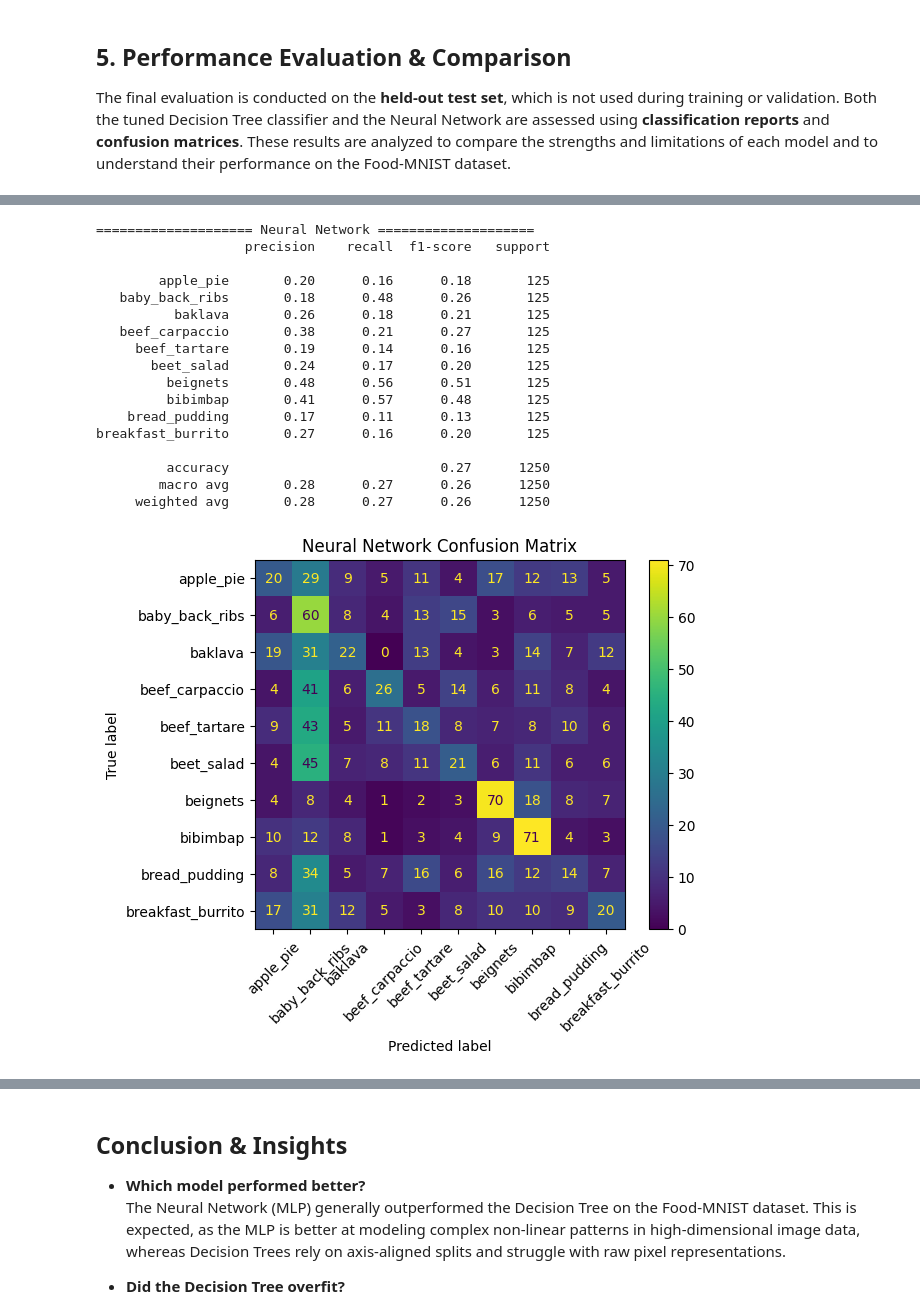
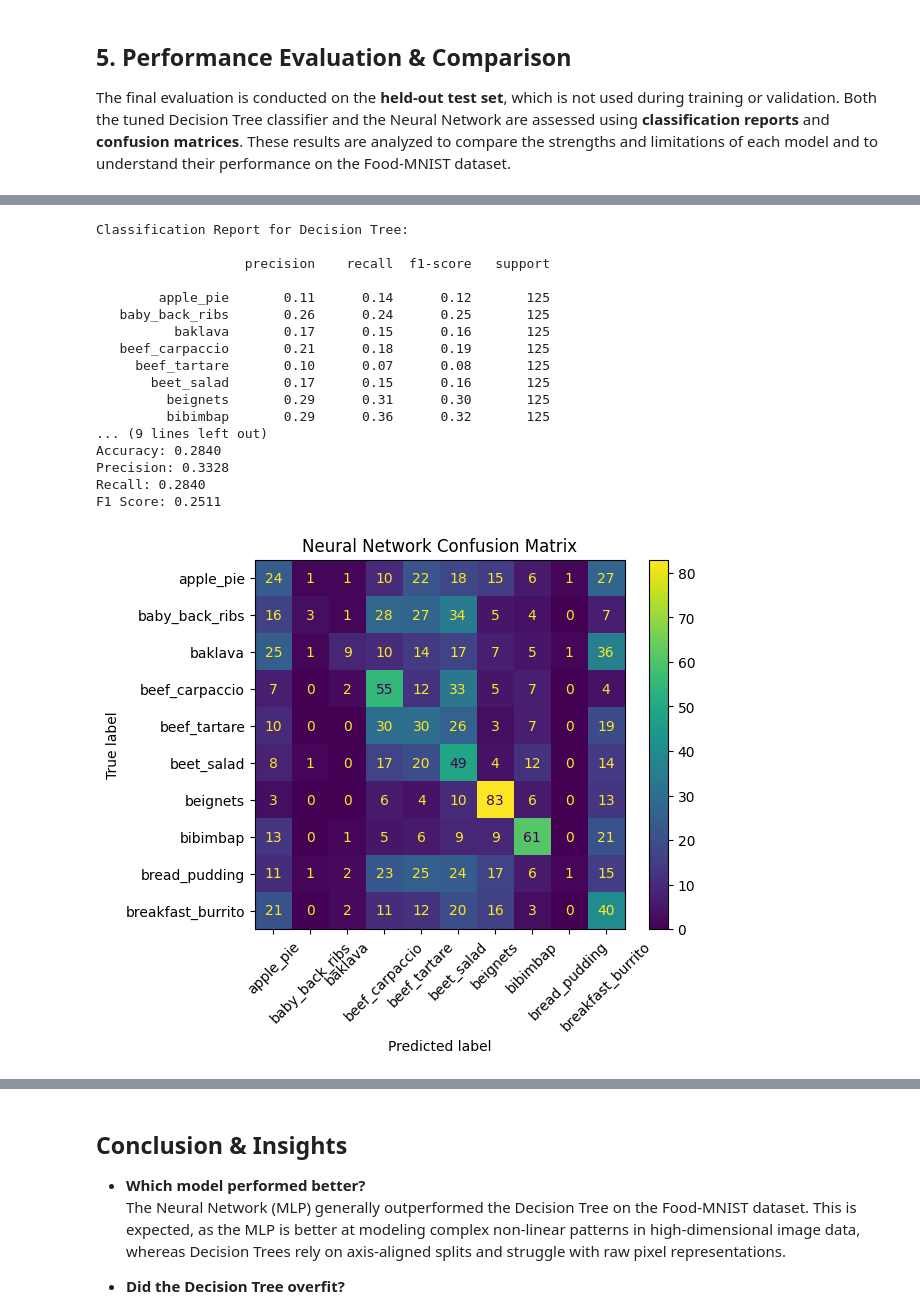
Before and after one commit to jiu45/MNIST-Classification, a Jupyter notebook: Food_MNIST.ipynb, the cells around one changed output, grey strips where cells are left out. Saved outputs shown, nothing was run; the diff lists cells and outputs as text; code cells hidden in the pictures.

```diff
--- a/Food_MNIST.ipynb
+++ b/Food_MNIST.ipynb
@@ -242,12 +263,20 @@ A neural network classifier is implemented using scikit-learn’s `MLPClassifier
 # Initialize MLP Classifier
 mlp_clf = MLPClassifier(
     hidden_layer_sizes=(128, 64),
-    activation='relu',
-    solver='adam',
-    max_iter=50,
+    activation="relu",
+    solver="adam",
+    learning_rate="adaptive",
+    learning_rate_init=1e-4,
+    batch_size=64,
+    max_iter=500,
+    early_stopping=True,
+    n_iter_no_change=10,
+    validation_fraction=0.1,
+    tol=1e-4,
     random_state=42,
     verbose=True
 )
+
 
 # Train MLP
 mlp_clf.fit(feature_train, label_train)
@@ -283,6 +312,16 @@ Iteration 50, loss = 1.23671285
 
 The final evaluation is conducted on the **held-out test set**, which is not used during training or validation. Both the tuned Decision Tree classifier and the Neural Network are assessed using **classification reports** and **confusion matrices**. These results are analyzed to compare the strengths and limitations of each model and to understand their performance on the Food-MNIST dataset.
 # %%
+from sklearn.metrics import (
+    accuracy_score,
+    precision_score,
+    recall_score,
+    f1_score,
+    confusion_matrix,
+    ConfusionMatrixDisplay,
+    classification_report
+)
+
 # Load class names
 with open(os.path.join(ROOT, "meta", "classes.txt")) as f:
     class_names = [c.strip() for c in f.readlines()]
@@ -297,8 +336,16 @@ for name, model in models.items():
 
     y_pred = model.predict(feature_test)
 
-    # Classification Report
-    print(classification_report(label_test, y_pred, target_names=class_names))
+    # Metrics
+    acc = accuracy_score(label_test, y_pred)
+    prec = precision_score(label_test, y_pred, average="weighted")
+    rec = recall_score(label_test, y_pred, average="weighted")
+    f1 = f1_score(label_test, y_pred, average="weighted")
+
+    print(f"Accuracy: {acc:.4f}")
+    print(f"Precision: {prec:.4f}")
+    print(f"Recall: {rec:.4f}")
+    print(f"F1 Score: {f1:.4f}")
 
     # Confusion Matrix
     cm = confusion_matrix(label_test, y_pred)
@@ -306,5 +353,9 @@ for name, model in models.items():
     disp.plot(xticks_rotation=45)
     plt.title(f"{name} Confusion Matrix")
     plt.show()
+
+    # Classification Report
+    print(f"Classification Report for {name}:\n")
+    print(classification_report(label_test, y_pred, target_names=class_names))
 # %% [output]
 ==================== Decision Tree ====================
@@ -328,18 +367,18 @@ breakfast_burrito       0.15      0.14      0.14       125
-==================== Neural Network ====================
+Classification Report for Decision Tree:
+
                    precision    recall  f1-score   support
 
-        apple_pie       0.20      0.16      0.18       125
-   baby_back_ribs       0.18      0.48      0.26       125
-          baklava       0.26      0.18      0.21       125
-   beef_carpaccio       0.38      0.21      0.27       125
-     beef_tartare       0.19      0.14      0.16       125
-       beet_salad       0.24      0.17      0.20       125
-         beignets       0.48      0.56      0.51       125
-         bibimbap       0.41      0.57      0.48       125
-    bread_pudding       0.17      0.11      0.13       125
-breakfast_burrito       0.27      0.16      0.20       125
-
-         accuracy                           0.27      1250
-        macro avg       0.28      0.27      0.26      1250
-     weighted avg       0.28      0.27      0.26      1250
+        apple_pie       0.11      0.14      0.12       125
+   baby_back_ribs       0.26      0.24      0.25       125
+          baklava       0.17      0.15      0.16       125
+   beef_carpaccio       0.21      0.18      0.19       125
+     beef_tartare       0.10      0.07      0.08       125
+       beet_salad       0.17      0.15      0.16       125
+         beignets       0.29      0.31      0.30       125
+         bibimbap       0.29      0.36      0.32       125
+... (9 lines left out)
+Accuracy: 0.2840
+Precision: 0.3328
+Recall: 0.2840
+F1 Score: 0.2511
-[figure, old version]
+[figure, new version]
```
Also changed, not shown: parts of 5 cells of this notebook.
